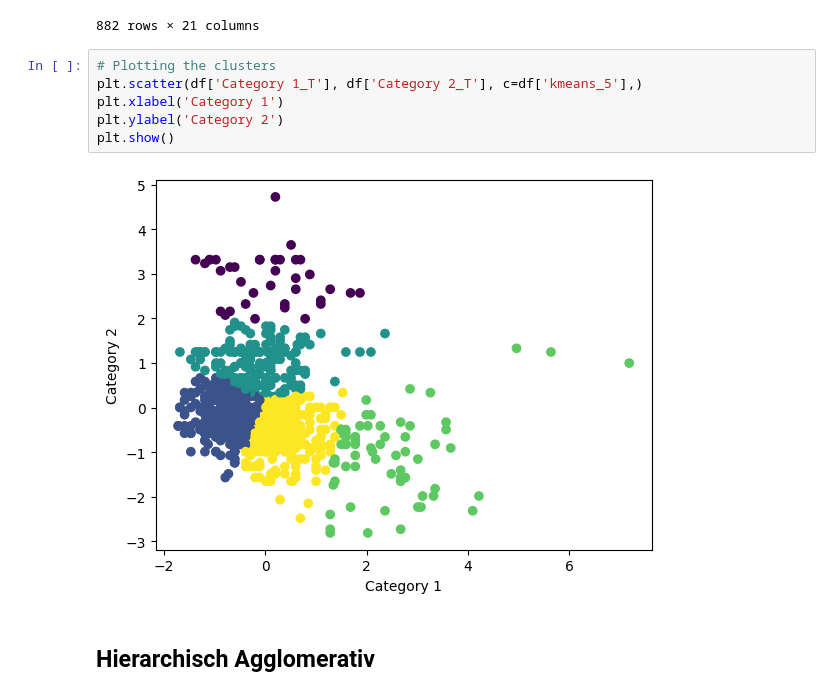
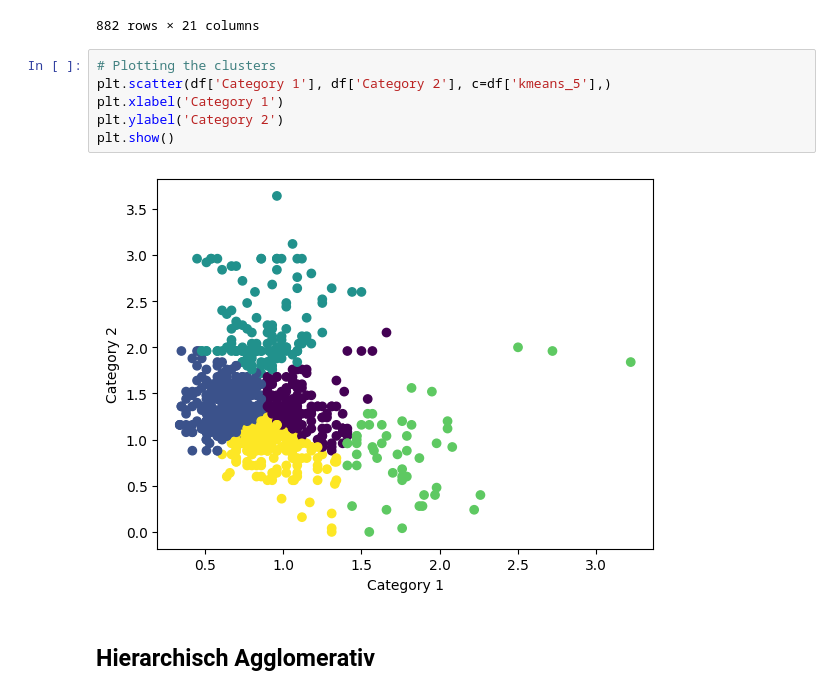
Before and after one commit to TorbenBkr/Abgabe_WS23_DM_30233_30658, a Jupyter notebook: Bericht.ipynb, the cells around one changed output. Drawn from its saved outputs; the diff is of its cells as text.

Commit message:
kmeans brr

```diff
--- a/Bericht.ipynb
+++ b/Bericht.ipynb
@@ -205,12 +205,12 @@ df
 882 rows × 21 columns
 # %%
 # Plotting the clusters
-plt.scatter(df['Category 1_T'], df['Category 2_T'], c=df['kmeans_5'],)
+plt.scatter(df['Category 1'], df['Category 2'], c=df['kmeans_5'],)
 plt.xlabel('Category 1')
 plt.ylabel('Category 2')
 plt.show()
 # %% [output]
-[figure, old version]
+[figure, new version]
 # %% [markdown]
 <h2 id=hierarchisch>Hierarchisch Agglomerativ</h2>
 # %%
```
Also changed, not shown: parts of 1 cell of this notebook.
